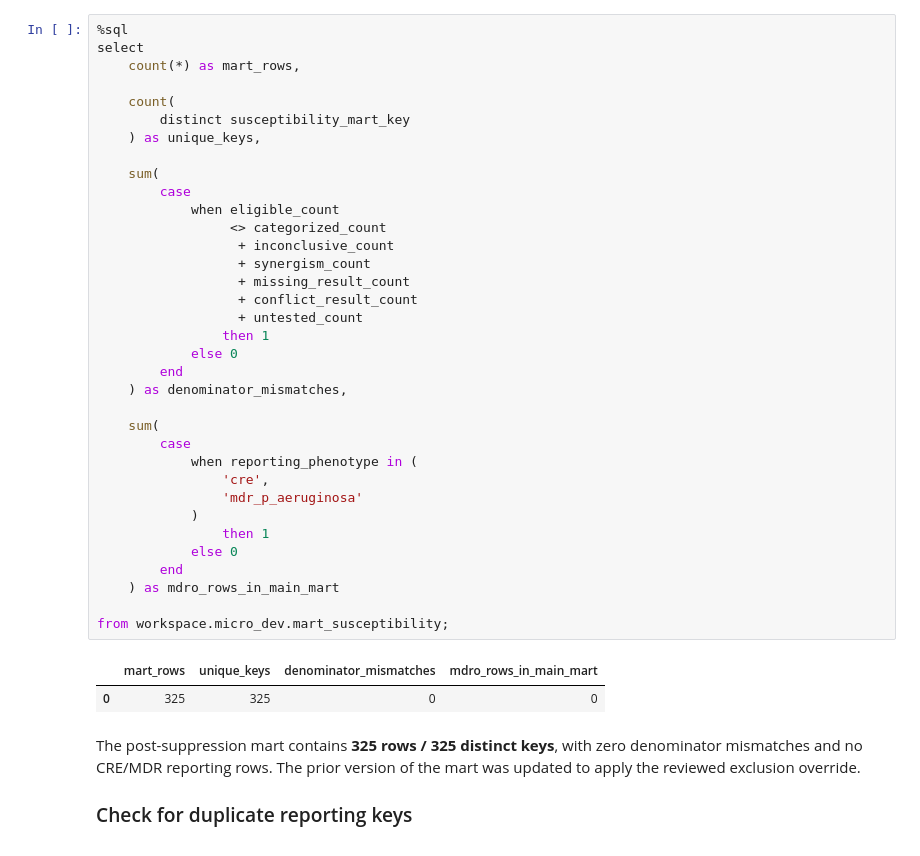
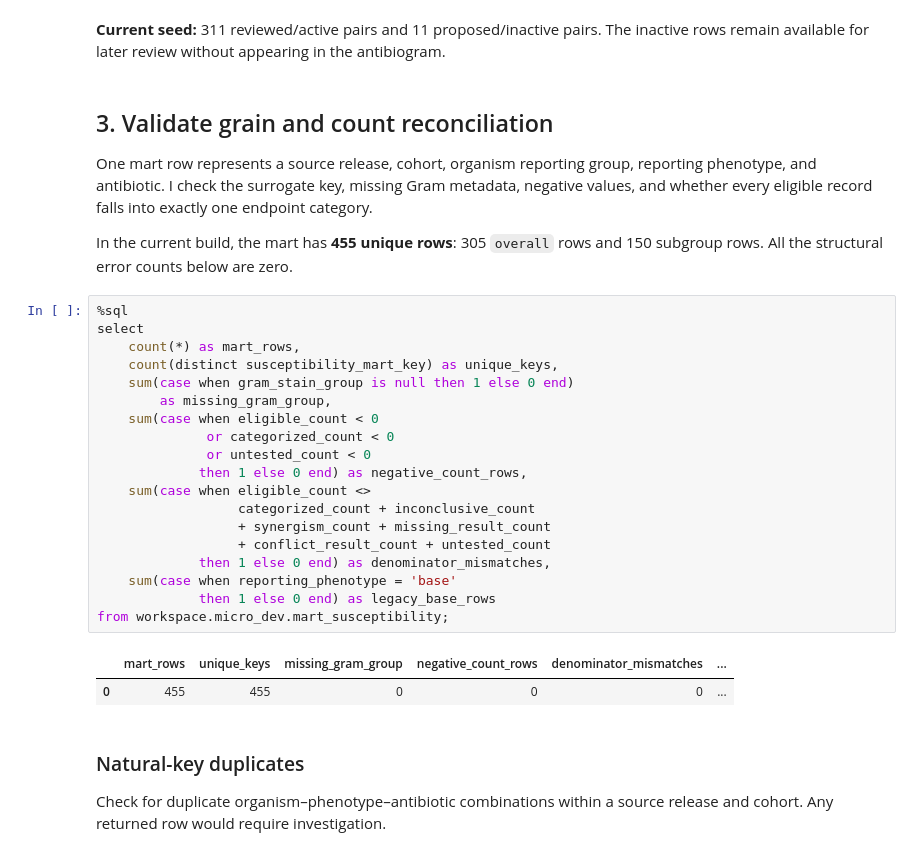
Before and after one commit to clarkbrendenj/ELT-Microbiology, a Jupyter notebook: notebooks/pipeline validation2/11_validate_mart_susceptibility.ipynb, the cells around one changed output. Cells and saved outputs as stored; diff of their text form.

Commit message:
new validated version

```diff
--- a/notebooks/pipeline validation2/11_validate_mart_susceptibility.ipynb
+++ b/notebooks/pipeline validation2/11_validate_mart_susceptibility.ipynb
@@ -7,45 +61,37 @@
+# %% [markdown]
+**Current seed:** 311 reviewed/active pairs and 11 proposed/inactive pairs. The inactive rows remain available for later review without appearing in the antibiogram.
+# %% [markdown]
+## 3. Validate grain and count reconciliation
+
+One mart row represents a source release, cohort, organism reporting group, reporting phenotype, and antibiotic. I check the surrogate key, missing Gram metadata, negative values, and whether every eligible record falls into exactly one endpoint category.
+
+In the current build, the mart has **455 unique rows**: 305 `overall` rows and 150 subgroup rows. All the structural error counts below are zero.
 # %%
 %sql
 select
     count(*) as mart_rows,
-
-    count(
-        distinct susceptibility_mart_key
-    ) as unique_keys,
-
-    sum(
-        case
-            when eligible_count
-                 <> categorized_count
-                  + inconclusive_count
-                  + synergism_count
-                  + missing_result_count
-                  + conflict_result_count
-                  + untested_count
-                then 1
-            else 0
-        end
-    ) as denominator_mismatches,
-
-    sum(
-        case
-            when reporting_phenotype in (
-                'cre',
-                'mdr_p_aeruginosa'
-            )
-                then 1
-            else 0
-        end
-    ) as mdro_rows_in_main_mart
-
+    count(distinct susceptibility_mart_key) as unique_keys,
+    sum(case when gram_stain_group is null then 1 else 0 end)
+        as missing_gram_group,
+    sum(case when eligible_count < 0
+              or categorized_count < 0
+              or untested_count < 0
+             then 1 else 0 end) as negative_count_rows,
+    sum(case when eligible_count <>
+                  categorized_count + inconclusive_count
+                  + synergism_count + missing_result_count
+                  + conflict_result_count + untested_count
+             then 1 else 0 end) as denominator_mismatches,
+    sum(case when reporting_phenotype = 'base'
+             then 1 else 0 end) as legacy_base_rows
 from workspace.micro_dev.mart_susceptibility;
 # %% [output]
-|  | mart_rows | unique_keys | denominator_mismatches | mdro_rows_in_main_mart |
-| 0 | 325 | 325 | 0 | 0 |
+|  | mart_rows | unique_keys | missing_gram_group | negative_count_rows | denominator_mismatches | ... |
+| 0 | 455 | 455 | 0 | 0 | 0 | ... |
-# %% [markdown]
-The post-suppression mart contains **325 rows / 325 distinct keys**, with zero denominator mismatches and no CRE/MDR reporting rows. The prior version of the mart was updated to apply the reviewed exclusion override.
-
-### Check for duplicate reporting keys
+# %% [markdown]
+### Natural-key duplicates
+
+Check for duplicate organism–phenotype–antibiotic combinations within a source release and cohort. Any returned row would require investigation.
 # %%
 %sql
 select
```
Also changed, not shown: parts of 55 cells of this notebook, 26 other files.
